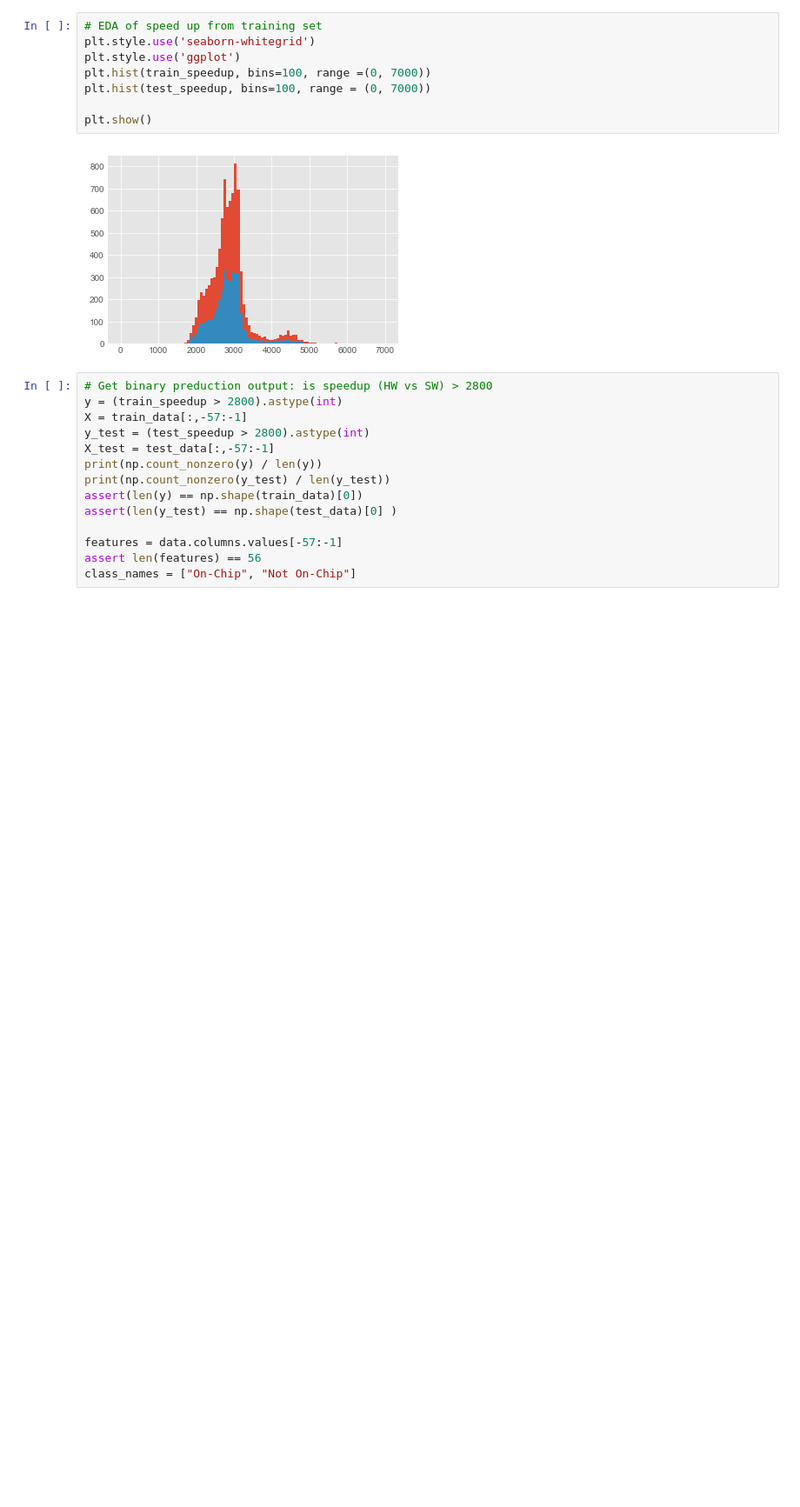
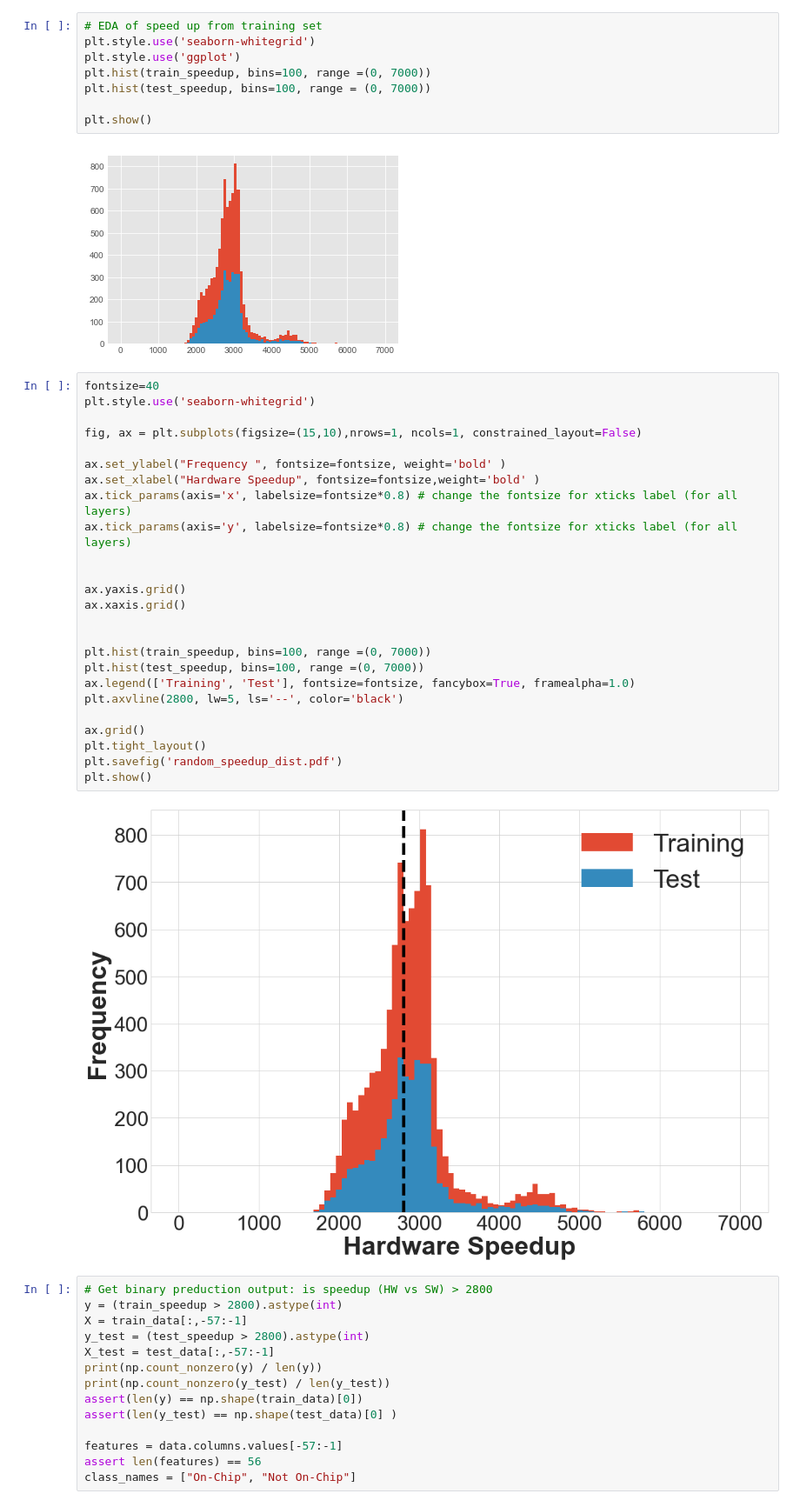
Before and after one commit to joshuaminwookang/cherrypick, a Jupyter notebook: src/analysis/Analysis.ipynb, the cells around one changed output. Shown at 87% size. Drawn from its saved outputs; the diff is of its cells as text; blank space fills up the shorter version.

```diff
--- a/src/analysis/Analysis.ipynb
+++ b/src/analysis/Analysis.ipynb
@@ -82,6 +82,33 @@ plt.hist(test_speedup, bins=100, range = (0, 7000))
 plt.show()
 # %% [output]
 [figure]
+# %%
+fontsize=40
+plt.style.use('seaborn-whitegrid')
+
+fig, ax = plt.subplots(figsize=(15,10),nrows=1, ncols=1, constrained_layout=False)
+
+ax.set_ylabel("Frequency ", fontsize=fontsize, weight='bold' )
+ax.set_xlabel("Hardware Speedup", fontsize=fontsize,weight='bold' )
+ax.tick_params(axis='x', labelsize=fontsize*0.8) # change the fontsize for xticks label (for all layers)
+ax.tick_params(axis='y', labelsize=fontsize*0.8) # change the fontsize for xticks label (for all layers)
+
+
+ax.yaxis.grid()
+ax.xaxis.grid()
+
+
+plt.hist(train_speedup, bins=100, range =(0, 7000))
+plt.hist(test_speedup, bins=100, range =(0, 7000))
+ax.legend(['Training', 'Test'], fontsize=fontsize, fancybox=True, framealpha=1.0)
+plt.axvline(2800, lw=5, ls='--', color='black')
+
+ax.grid()
+plt.tight_layout()
+plt.savefig('random_speedup_dist.pdf')
+plt.show()
+# %% [output]
+[figure, added]
 # %%
 # Get binary preduction output: is speedup (HW vs SW) > 2800
 y = (train_speedup > 2800).astype(int)
```
Also changed, not shown: parts of 7 cells of this notebook, 6 other files.
